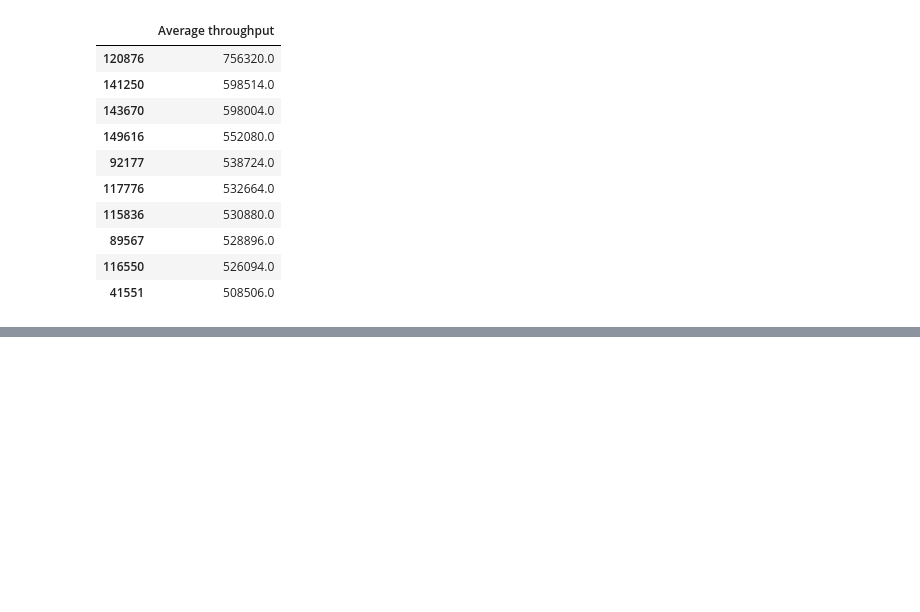
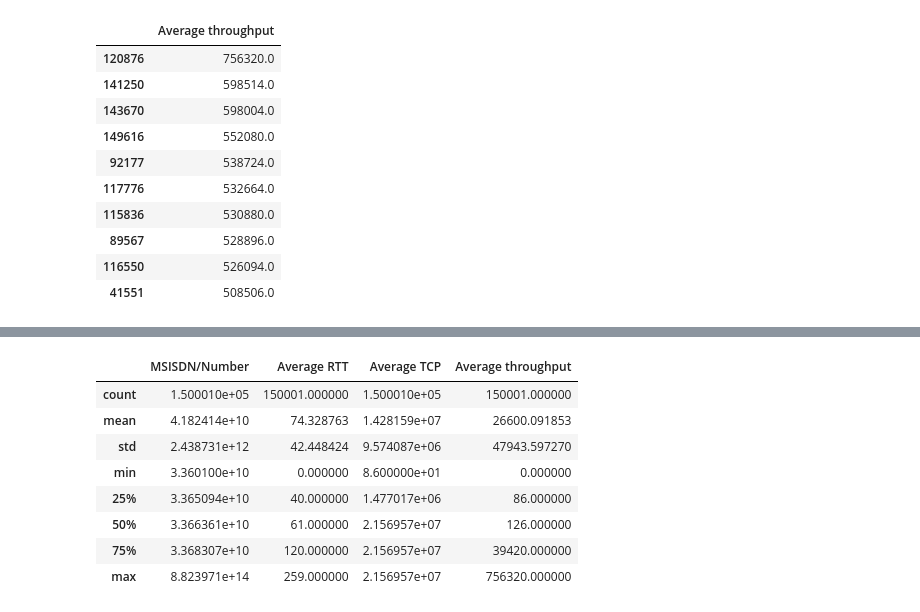
Before and after one commit to nahomHmichael/Telecom-User-Analytics, a Jupyter notebook: notebooks/experience_analysis.ipynb, the cells around one changed output, grey strips where cells are left out. Drawn from its saved outputs; the diff is of its cells as text; code cells hidden in the pictures; blank space fills up the shorter version.

```diff
--- a/notebooks/experience_analysis.ipynb
+++ b/notebooks/experience_analysis.ipynb
@@ -415,0 +506,12 @@ top10avgT.to_frame()
+# %%
+df_expNew.describe()
+# %% [output]
+|  | MSISDN/Number | Average RTT | Average TCP | Average throughput |
+| count | 1.500010e+05 | 150001.000000 | 1.500010e+05 | 150001.000000 |
+| mean | 4.182414e+10 | 74.328763 | 1.428159e+07 | 26600.091853 |
+| std | 2.438731e+12 | 42.448424 | 9.574087e+06 | 47943.597270 |
+| min | 3.360100e+10 | 0.000000 | 8.600000e+01 | 0.000000 |
+| 25% | 3.365094e+10 | 40.000000 | 1.477017e+06 | 86.000000 |
+| 50% | 3.366361e+10 | 61.000000 | 2.156957e+07 | 126.000000 |
+| 75% | 3.368307e+10 | 120.000000 | 2.156957e+07 | 39420.000000 |
+| max | 8.823971e+14 | 259.000000 | 2.156957e+07 | 756320.000000 |
```
Also changed, not shown: parts of 13 cells of this notebook, 2 other files.
